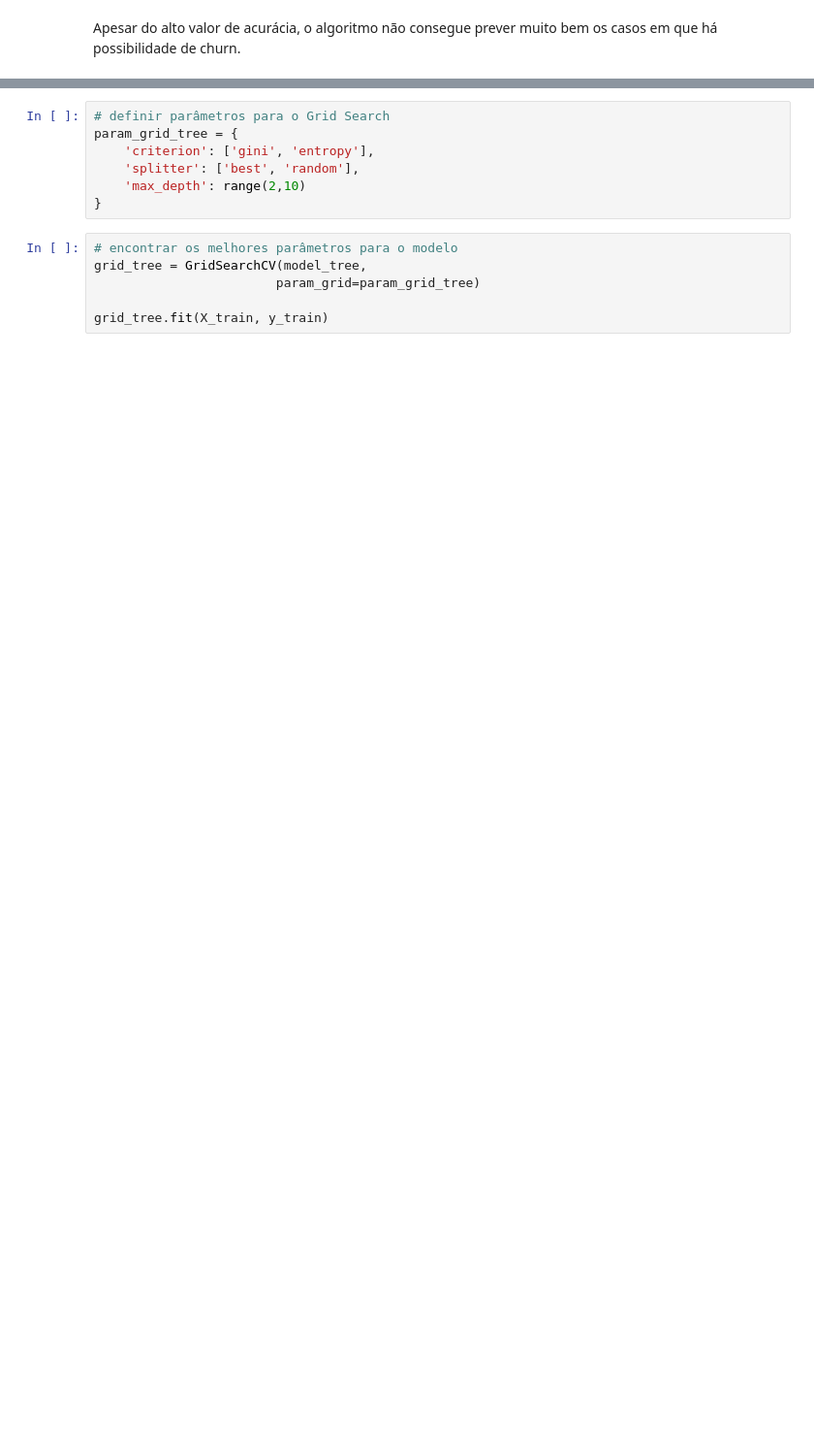
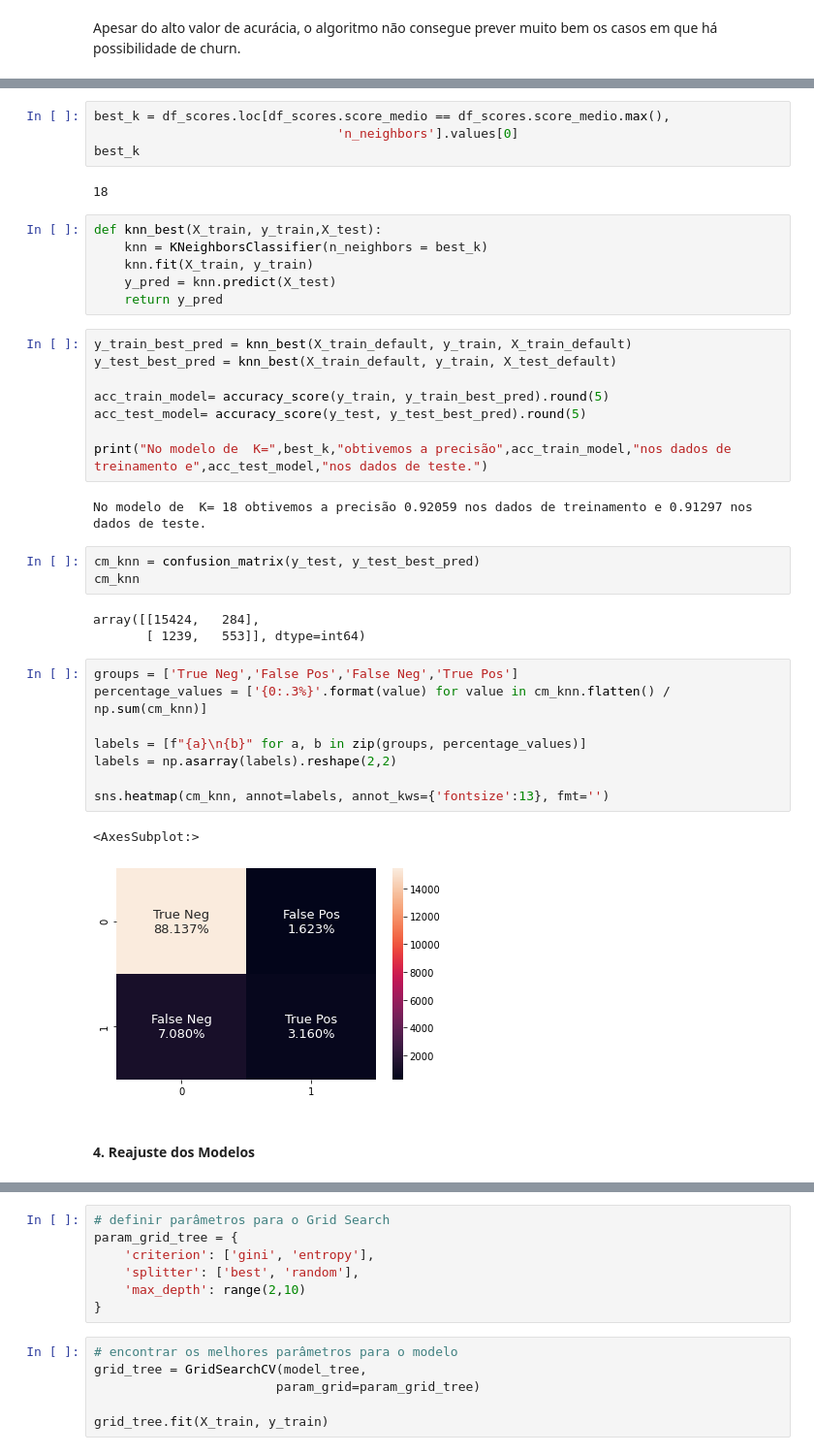
Before and after one commit to lidiambsouza/taxa_rotatividade_telecom, a Jupyter notebook: rotatividade_telecomunicacao.ipynb, the cells around one changed output, grey strips where cells are left out. Shown: that part at 97% size. Saved outputs shown, nothing was run; the diff lists cells and outputs as text; blank space fills up the shorter version.

```diff
--- a/rotatividade_telecomunicacao.ipynb
+++ b/rotatividade_telecomunicacao.ipynb
@@ -442,0 +519,41 @@ Apesar do alto valor de acurácia, o algoritmo não consegue prever muito bem os
+# %%
+best_k = df_scores.loc[df_scores.score_medio == df_scores.score_medio.max(),
+                                'n_neighbors'].values[0]
+best_k
+# %% [output]
+18
+# %%
+def knn_best(X_train, y_train,X_test):
+    knn = KNeighborsClassifier(n_neighbors = best_k)
+    knn.fit(X_train, y_train)
+    y_pred = knn.predict(X_test)
+    return y_pred
+# %%
+y_train_best_pred = knn_best(X_train_default, y_train, X_train_default)
+y_test_best_pred = knn_best(X_train_default, y_train, X_test_default)
+
+acc_train_model= accuracy_score(y_train, y_train_best_pred).round(5)
+acc_test_model= accuracy_score(y_test, y_test_best_pred).round(5)
+
+print("No modelo de  K=",best_k,"obtivemos a precisão",acc_train_model,"nos dados de treinamento e",acc_test_model,"nos dados de teste.")
+# %% [output]
+No modelo de  K= 18 obtivemos a precisão 0.92059 nos dados de treinamento e 0.91297 nos dados de teste.
+# %%
+cm_knn = confusion_matrix(y_test, y_test_best_pred)
+cm_knn
+# %% [output]
+array([[15424,   284],
+       [ 1239,   553]], dtype=int64)
+# %%
+groups = ['True Neg','False Pos','False Neg','True Pos']
+percentage_values = ['{0:.3%}'.format(value) for value in cm_knn.flatten() / np.sum(cm_knn)]
+
+labels = [f"{a}\n{b}" for a, b in zip(groups, percentage_values)]
+labels = np.asarray(labels).reshape(2,2)
+
+sns.heatmap(cm_knn, annot=labels, annot_kws={'fontsize':13}, fmt='')
+# %% [output]
+<AxesSubplot:>
+[figure, added]
+# %% [markdown]
+<h4> 4. Reajuste dos Modelos</h4>
```
Also changed, not shown: parts of 25 cells of this notebook.
